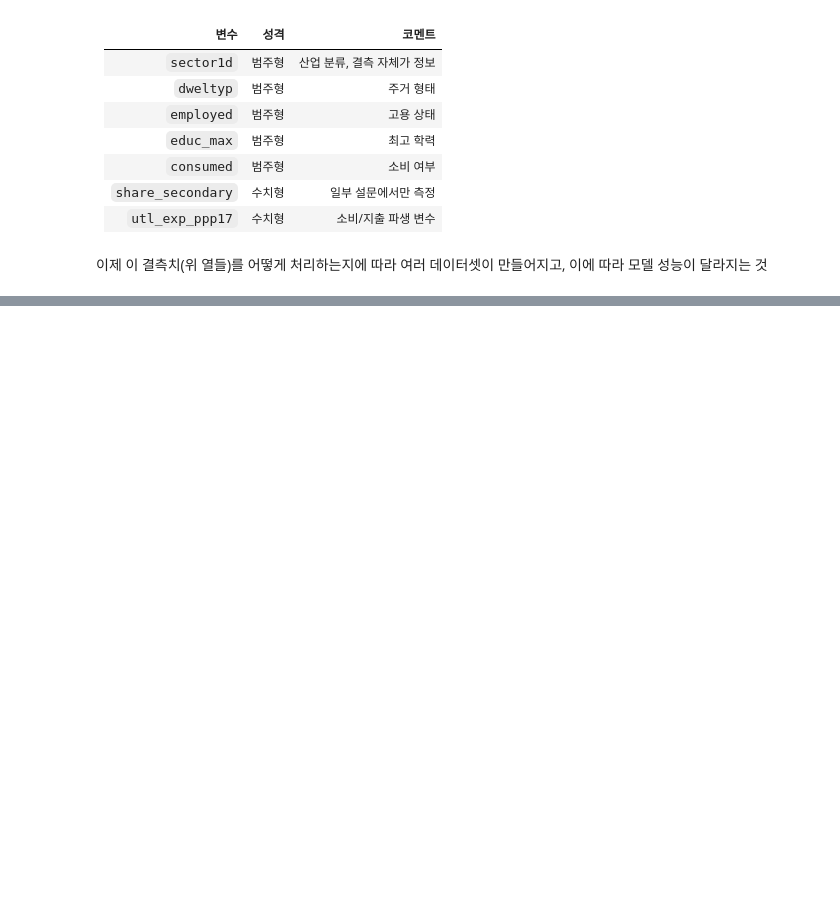
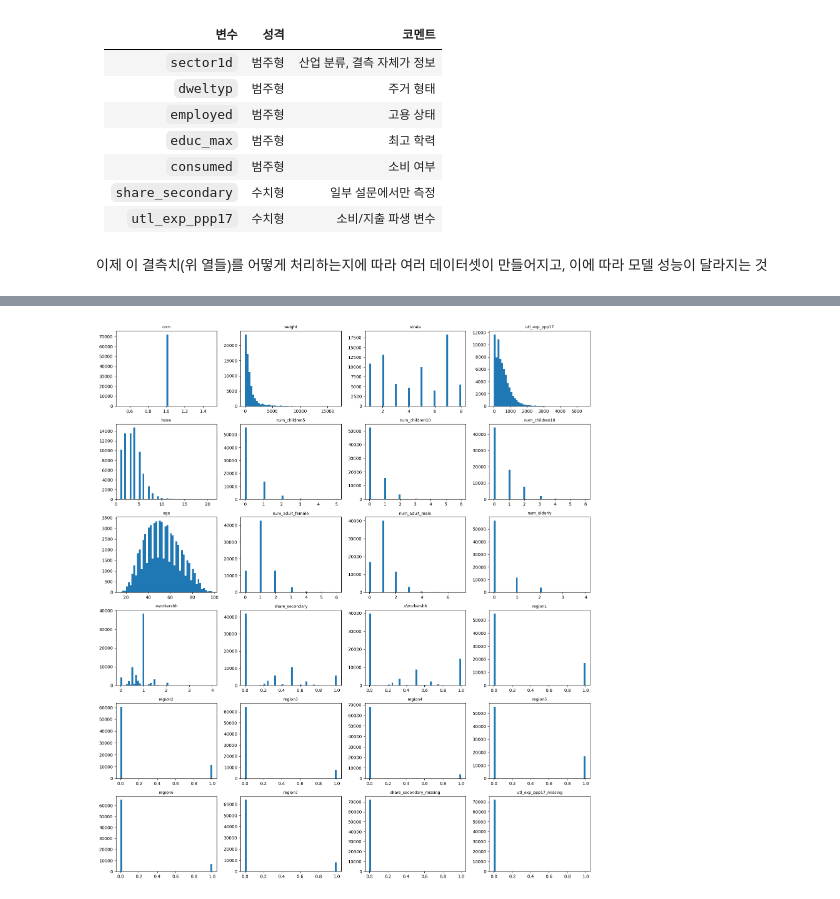
Before and after one commit to guupiii/ESAA, a Jupyter notebook: Poverty_Prediction_Challenge.ipynb, the cells around one changed output, grey strips where cells are left out. Cells and saved outputs as stored; diff of their text form; code cells hidden in the pictures; blank space fills up the shorter version.

```diff
--- a/Poverty_Prediction_Challenge.ipynb
+++ b/Poverty_Prediction_Challenge.ipynb
@@ -362,0 +492,19 @@ dtype: int64
+# %%
+import matplotlib.pyplot as plt
+
+num_cols = X_tr_raw.select_dtypes(include=["int64", "float64"]).columns
+
+n_cols = 4
+n_rows = (len(num_cols) + n_cols - 1) // n_cols
+
+plt.figure(figsize=(n_cols * 4, n_rows * 3))
+
+for i, col in enumerate(num_cols, 1):
+    plt.subplot(n_rows, n_cols, i)
+    plt.hist(X_tr_raw[col].dropna(), bins=50)
+    plt.title(col, fontsize=9)
+
+plt.tight_layout()
+plt.show()
+# %% [output]
+[figure, added]
```
Also changed, not shown: parts of 32 cells of this notebook.
